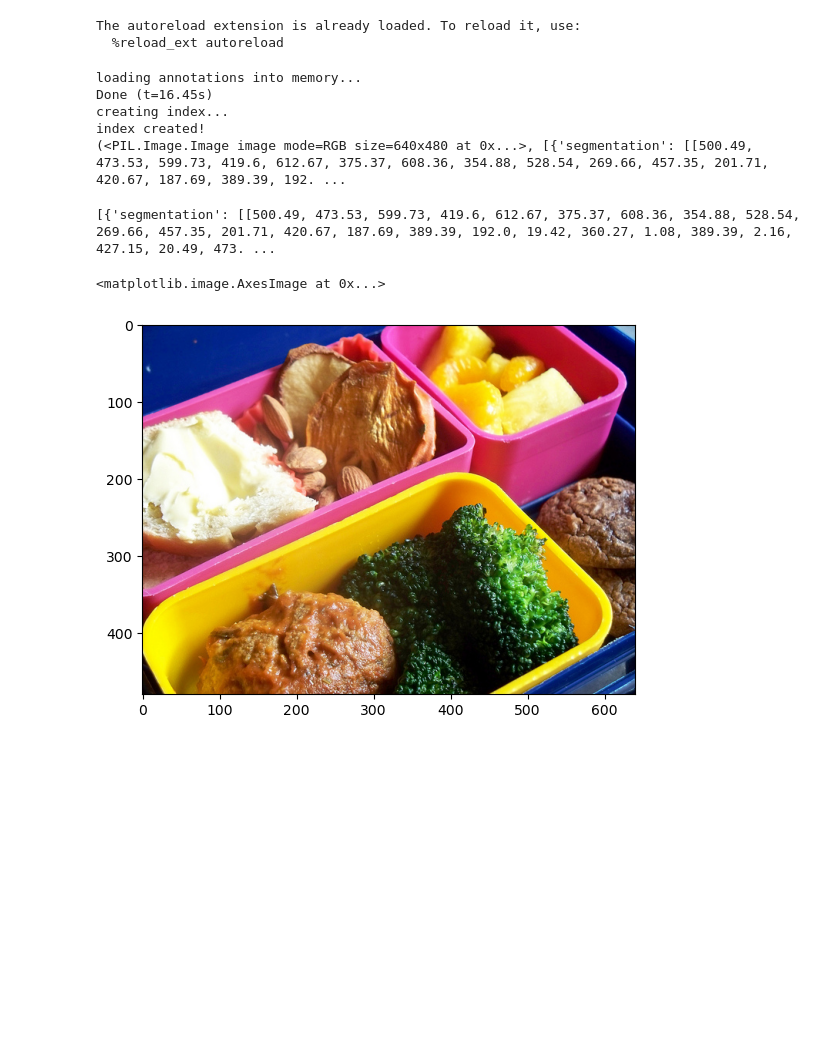
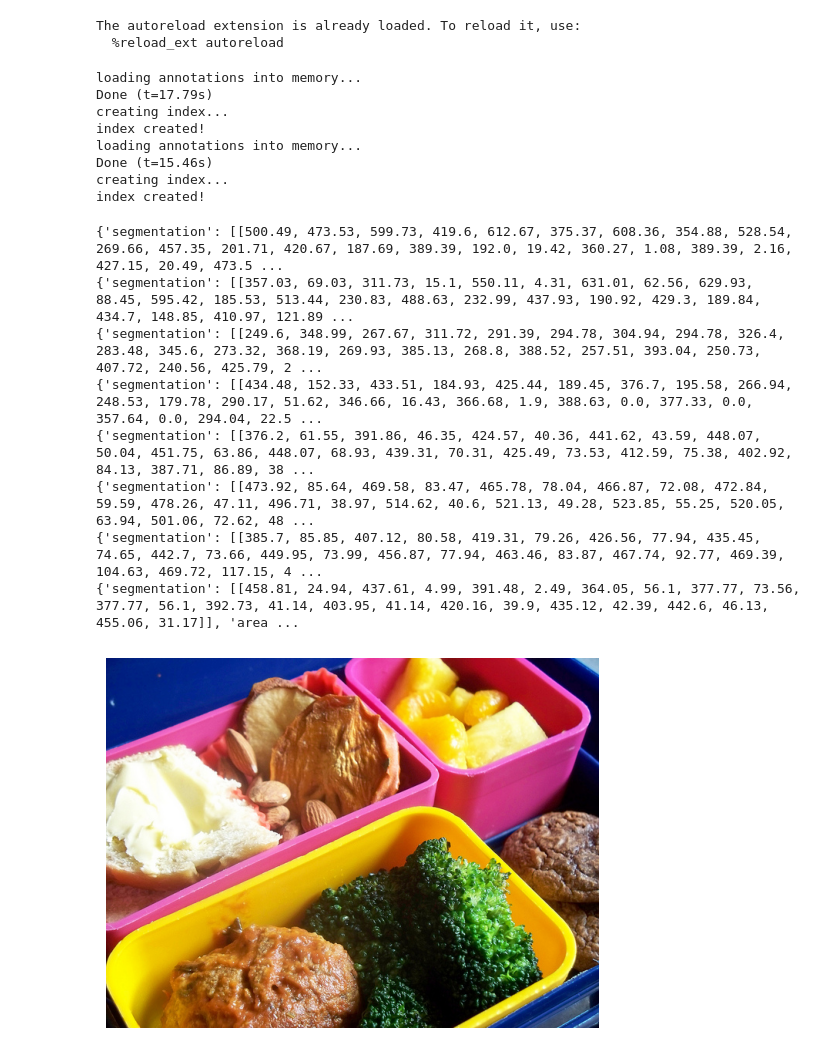
Before and after one commit to jsvobo/DetSeg, a Jupyter notebook: seg.ipynb, the cells around one changed output. Drawn from its saved outputs; the diff is of its cells as text; code cells hidden in the pictures; blank space fills up the shorter version.

Commit message:
visualisation of masks

```diff
--- a/seg.ipynb
+++ b/seg.ipynb
@@ -10,18 +13,46 @@ The autoreload extension is already loaded. To reload it, use:
   %reload_ext autoreload
 # %%
 coco = DatasetCOCO(year="2017")
-loader_train, dataset_train = coco.load_train()
+loader_train, dataset_train, api_class = coco.load_train()
 # %% [output]
 loading annotations into memory...
-Done (t=16.45s)
+Done (t=17.79s)
 creating index...
 index created!
-(<PIL.Image.Image image mode=RGB size=640x480 at 0x...>, [{'segmentation': [[500.49, 473.53, 599.73, 419.6, 612.67, 375.37, 608.36, 354.88, 528.54, 269.66, 457.35, 201.71, 420.67, 187.69, 389.39, 192. ...
+loading annotations into memory...
+Done (t=15.46s)
+creating index...
+index created!
-# %%
-img = dataset_train[0]
-print(img[1])
-plt.imshow(img[0])
-# %% [output]
-[{'segmentation': [[500.49, 473.53, 599.73, 419.6, 612.67, 375.37, 608.36, 354.88, 528.54, 269.66, 457.35, 201.71, 420.67, 187.69, 389.39, 192.0, 19.42, 360.27, 1.08, 389.39, 2.16, 427.15, 20.49, 473. ...
-<matplotlib.image.AxesImage at 0x...>
-[figure, removed]
+# %%
+images_to_show =3
+for i in range(images_to_show):
+    img = dataset_train[i]
+
+    #print masks
+    for item in img[1]:
+        print(item)
+
+    #just image
+    plt.imshow(img[0])
+    plt.axis('off')
+    plt.show()
+
+    #with masks
+    for rle in img[1]:
+        mask = api_class.annToMask(rle)
+        plt.imshow(img[0])
+        plt.imshow(mask, cmap='jet', alpha=0.7)
+        plt.axis('off')
+        plt.show()
+
+    #with BBoxes
+# %% [output]
+{'segmentation': [[500.49, 473.53, 599.73, 419.6, 612.67, 375.37, 608.36, 354.88, 528.54, 269.66, 457.35, 201.71, 420.67, 187.69, 389.39, 192.0, 19.42, 360.27, 1.08, 389.39, 2.16, 427.15, 20.49, 473.5 ...
+{'segmentation': [[357.03, 69.03, 311.73, 15.1, 550.11, 4.31, 631.01, 62.56, 629.93, 88.45, 595.42, 185.53, 513.44, 230.83, 488.63, 232.99, 437.93, 190.92, 429.3, 189.84, 434.7, 148.85, 410.97, 121.89 ...
+{'segmentation': [[249.6, 348.99, 267.67, 311.72, 291.39, 294.78, 304.94, 294.78, 326.4, 283.48, 345.6, 273.32, 368.19, 269.93, 385.13, 268.8, 388.52, 257.51, 393.04, 250.73, 407.72, 240.56, 425.79, 2 ...
+{'segmentation': [[434.48, 152.33, 433.51, 184.93, 425.44, 189.45, 376.7, 195.58, 266.94, 248.53, 179.78, 290.17, 51.62, 346.66, 16.43, 366.68, 1.9, 388.63, 0.0, 377.33, 0.0, 357.64, 0.0, 294.04, 22.5 ...
+{'segmentation': [[376.2, 61.55, 391.86, 46.35, 424.57, 40.36, 441.62, 43.59, 448.07, 50.04, 451.75, 63.86, 448.07, 68.93, 439.31, 70.31, 425.49, 73.53, 412.59, 75.38, 402.92, 84.13, 387.71, 86.89, 38 ...
+{'segmentation': [[473.92, 85.64, 469.58, 83.47, 465.78, 78.04, 466.87, 72.08, 472.84, 59.59, 478.26, 47.11, 496.71, 38.97, 514.62, 40.6, 521.13, 49.28, 523.85, 55.25, 520.05, 63.94, 501.06, 72.62, 48 ...
+{'segmentation': [[385.7, 85.85, 407.12, 80.58, 419.31, 79.26, 426.56, 77.94, 435.45, 74.65, 442.7, 73.66, 449.95, 73.99, 456.87, 77.94, 463.46, 83.87, 467.74, 92.77, 469.39, 104.63, 469.72, 117.15, 4 ...
+{'segmentation': [[458.81, 24.94, 437.61, 4.99, 391.48, 2.49, 364.05, 56.1, 377.77, 73.56, 377.77, 56.1, 392.73, 41.14, 403.95, 41.14, 420.16, 39.9, 435.12, 42.39, 442.6, 46.13, 455.06, 31.17]], 'area ...
+[figure, added]
```
Also changed, not shown: parts of 3 cells of this notebook, 1 other file.
